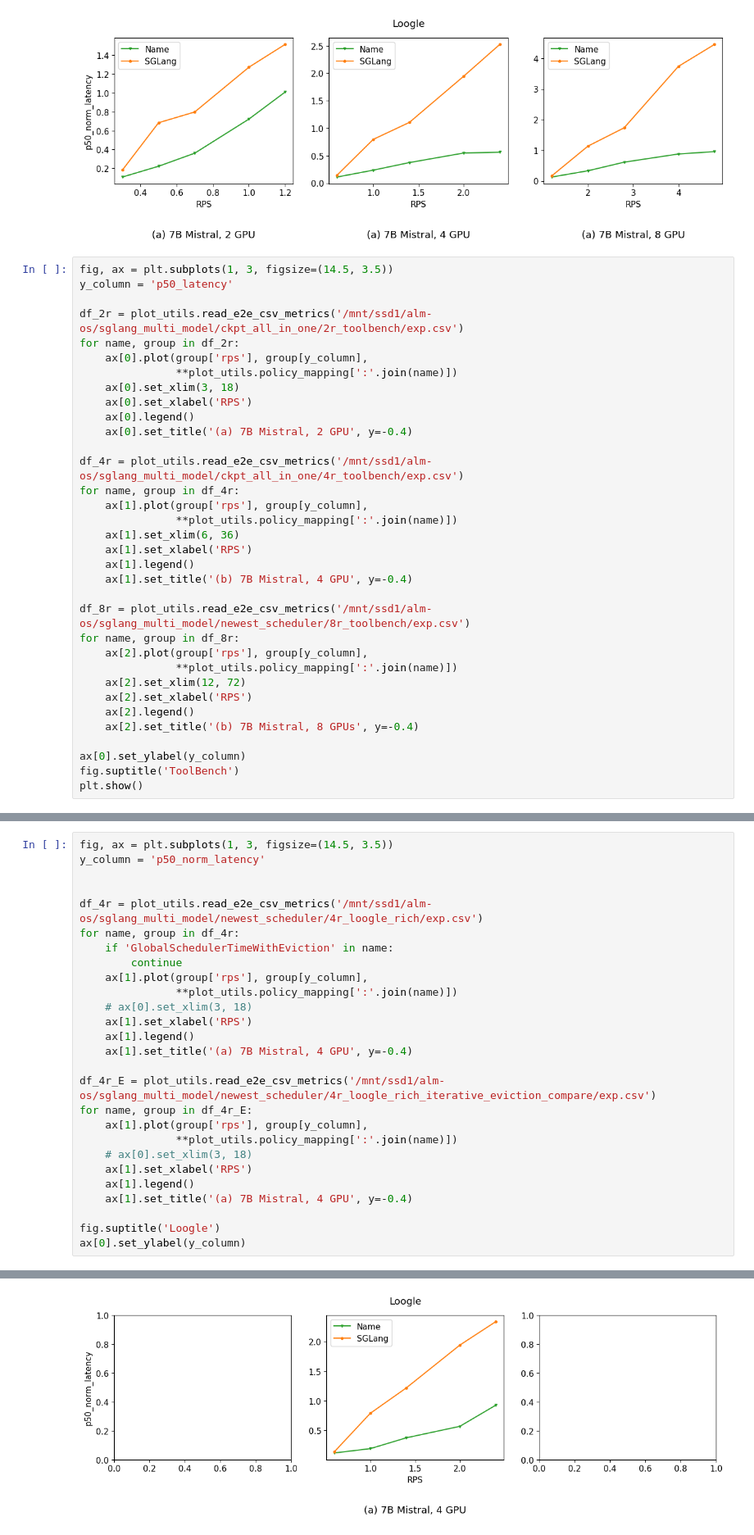
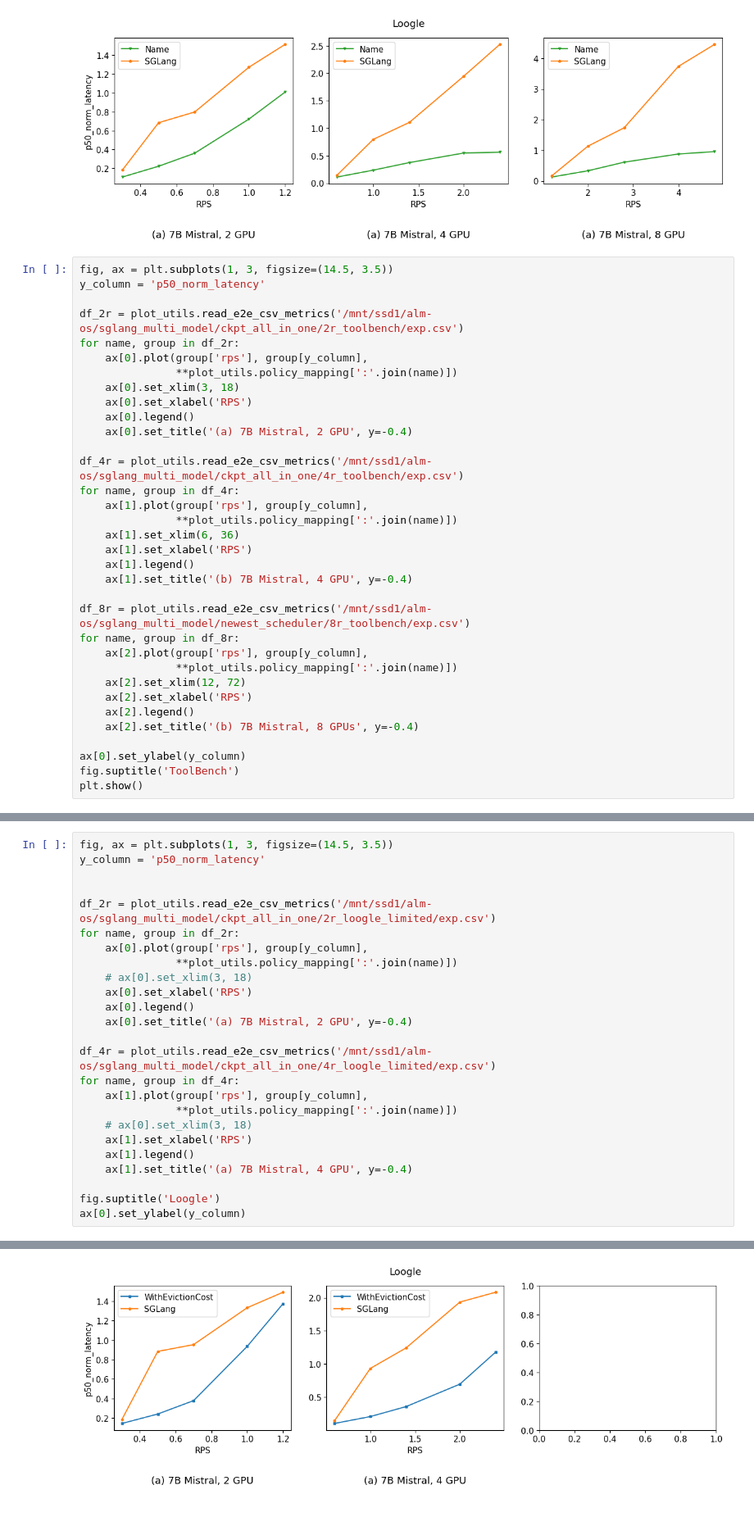
Before and after one commit to WukLab/preble, a Jupyter notebook: nsdi_plots/e2e.ipynb, the cells around one changed output, grey strips where cells are left out. Shown at 82% size. Drawn from its saved outputs; the diff is of its cells as text.

Commit message:
checkpoint limited prompt loogle 2r4r

```diff
--- a/nsdi_plots/e2e.ipynb
+++ b/nsdi_plots/e2e.ipynb
@@ -96,7 +96,7 @@ Text(0, 0.5, 'p50_norm_latency')
 [figure]
 # %%
 fig, ax = plt.subplots(1, 3, figsize=(14.5, 3.5))
-y_column = 'p50_latency'
+y_column = 'p50_norm_latency'
 
 df_2r = plot_utils.read_e2e_csv_metrics('/mnt/ssd1/alm-os/sglang_multi_model/ckpt_all_in_one/2r_toolbench/exp.csv')
 for name, group in df_2r:
@@ -133,30 +133,28 @@ plt.show()
 # %%
 fig, ax = plt.subplots(1, 3, figsize=(14.5, 3.5))
 y_column = 'p50_norm_latency'
 
 
-df_4r = plot_utils.read_e2e_csv_metrics('/mnt/ssd1/alm-os/sglang_multi_model/newest_scheduler/4r_loogle_rich/exp.csv')
-for name, group in df_4r:
-    if 'GlobalSchedulerTimeWithEviction' in name:
-        continue
-    ax[1].plot(group['rps'], group[y_column],
+df_2r = plot_utils.read_e2e_csv_metrics('/mnt/ssd1/alm-os/sglang_multi_model/ckpt_all_in_one/2r_loogle_limited/exp.csv')
+for name, group in df_2r:
+    ax[0].plot(group['rps'], group[y_column],
                **plot_utils.policy_mapping[':'.join(name)])
     # ax[0].set_xlim(3, 18)
-    ax[1].set_xlabel('RPS')
-    ax[1].legend()
-    ax[1].set_title('(a) 7B Mistral, 4 GPU', y=-0.4)
+    ax[0].set_xlabel('RPS')
+    ax[0].legend()
+    ax[0].set_title('(a) 7B Mistral, 2 GPU', y=-0.4)
 
-df_4r_E = plot_utils.read_e2e_csv_metrics('/mnt/ssd1/alm-os/sglang_multi_model/newest_scheduler/4r_loogle_rich_iterative_eviction_compare/exp.csv')
-for name, group in df_4r_E:
+df_4r = plot_utils.read_e2e_csv_metrics('/mnt/ssd1/alm-os/sglang_multi_model/ckpt_all_in_one/4r_loogle_limited/exp.csv')
+for name, group in df_4r:
     ax[1].plot(group['rps'], group[y_column],
                **plot_utils.policy_mapping[':'.join(name)])
     # ax[0].set_xlim(3, 18)
     ax[1].set_xlabel('RPS')
     ax[1].legend()
     ax[1].set_title('(a) 7B Mistral, 4 GPU', y=-0.4)
 
 fig.suptitle('Loogle')
 ax[0].set_ylabel(y_column)
 # %% [output]
 Text(0, 0.5, 'p50_norm_latency')
-[figure, old version]
+[figure, new version]
```
Also changed, not shown: parts of 1 cell of this notebook, 3 other files.
